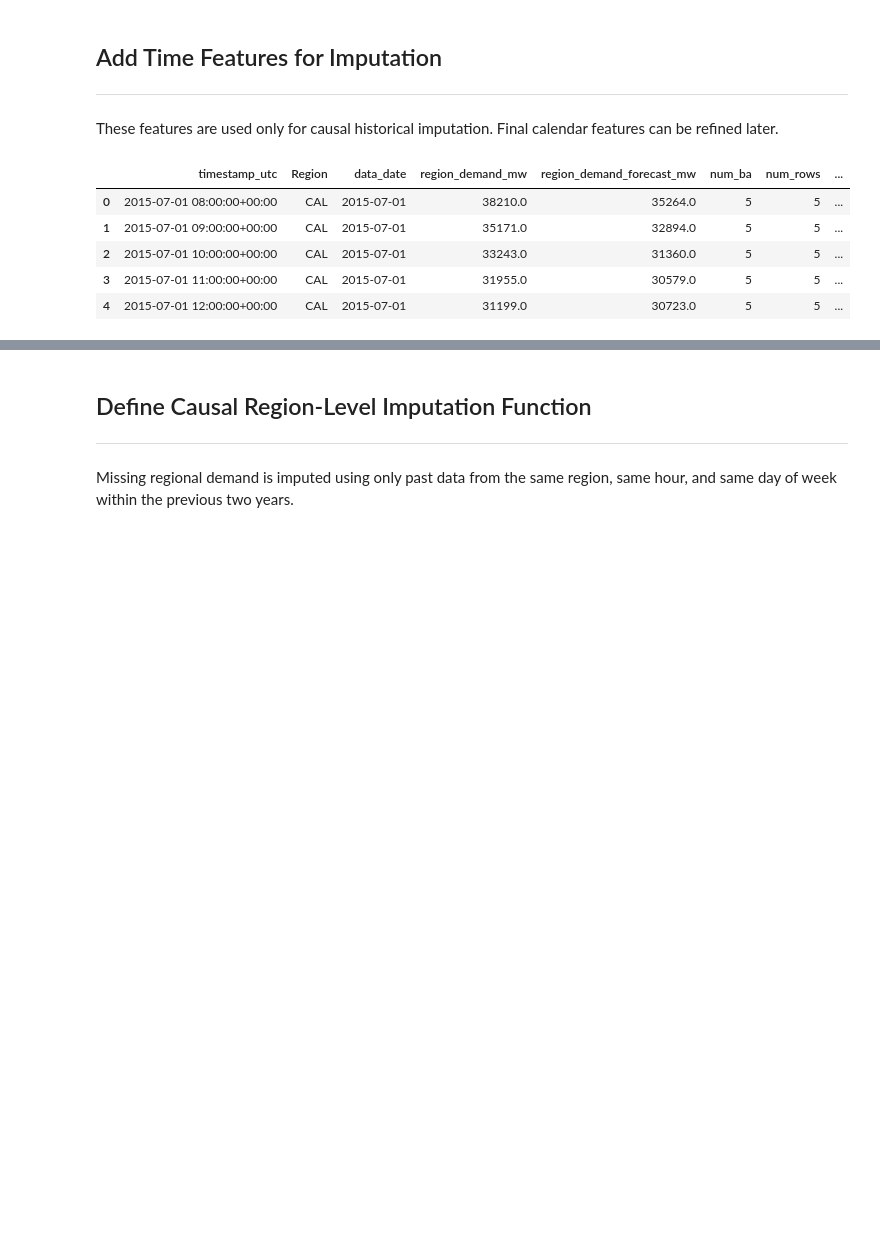
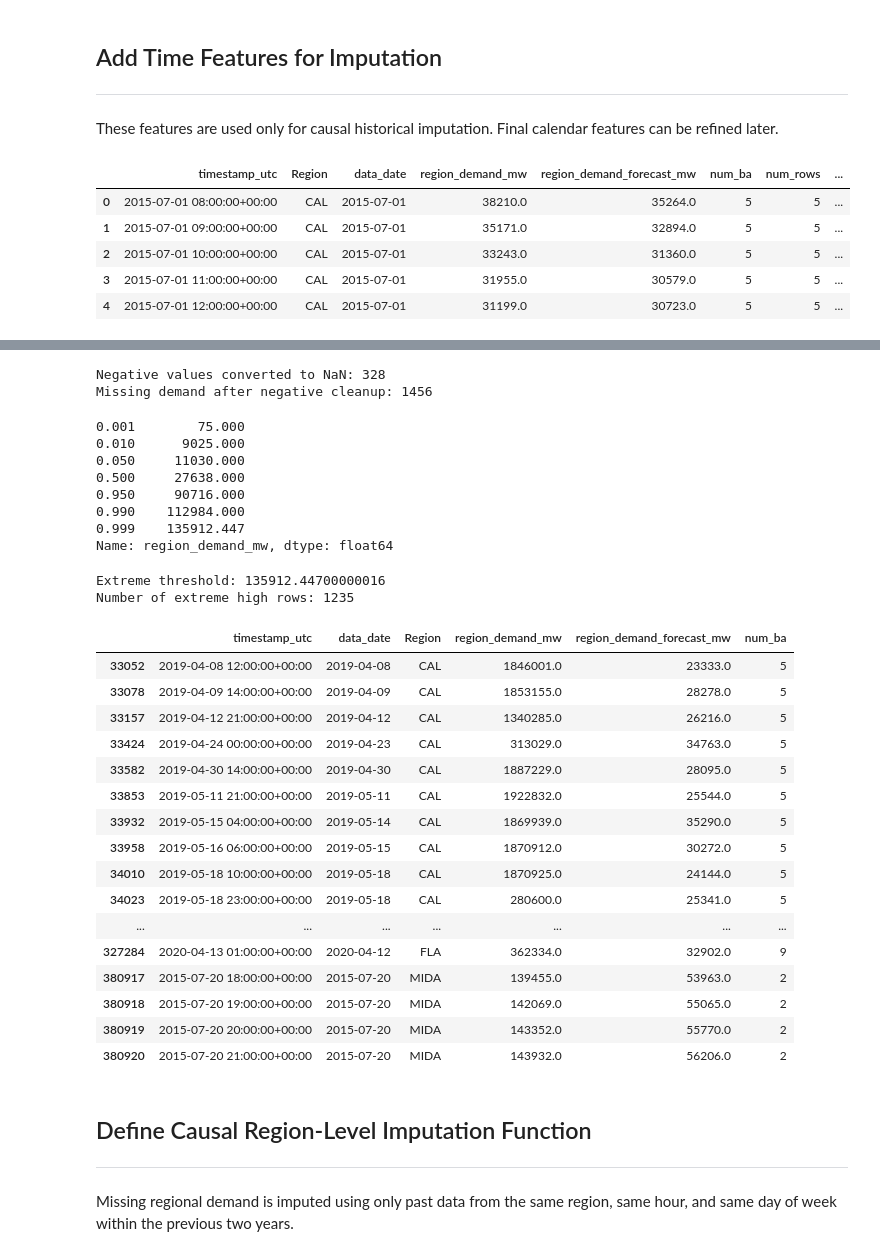
Before and after one commit to SuryaAbdillah/MLBD_DataAcquisiton, a Jupyter notebook: Electricity_EDA.ipynb, the cells around one changed output, grey strips where cells are left out. Cells and saved outputs as stored; diff of their text form; code cells hidden in the pictures; blank space fills up the shorter version.

```diff
--- a/Electricity_EDA.ipynb
+++ b/Electricity_EDA.ipynb
@@ -302,3 +396,73 @@ df_region_complete.head()
+# %%
+df_region_complete["is_negative_demand"] = (
+    df_region_complete[target_col].notna() &
+    (df_region_complete[target_col] < 0)
+)
+
+# Set negative values to missing.
+df_region_complete.loc[df_region_complete["is_negative_demand"], target_col] = np.nan
+
+print("Negative values converted to NaN:", df_region_complete["is_negative_demand"].sum())
+print("Missing demand after negative cleanup:", df_region_complete[target_col].isna().sum())
+# %% [output]
+Negative values converted to NaN: 328
+Missing demand after negative cleanup: 1456
+# %%
+positive_demand = df_region_complete[df_region_complete[target_col] > 0][target_col]
+
+q_summary = positive_demand.quantile([0.001, 0.01, 0.05, 0.5, 0.95, 0.99, 0.999])
+
+display(q_summary)
+
+extreme_threshold = positive_demand.quantile(0.999)
+
+extreme_rows = df_region_complete[
+    df_region_complete[target_col] > extreme_threshold
+].copy()
+
+print("Extreme threshold:", extreme_threshold)
+print("Number of extreme high rows:", len(extreme_rows))
+
+display(
+    extreme_rows[
+        [
+            "timestamp_utc",
+            "data_date",
+            "Region",
+            target_col,
+            "region_demand_forecast_mw",
+            "temperature_2m" if "temperature_2m" in extreme_rows.columns else "num_ba",
+        ]
+    ].head(30)
+)
+# %% [output]
+0.001        75.000
+0.010      9025.000
+0.050     11030.000
+0.500     27638.000
+0.950     90716.000
+0.990    112984.000
+0.999    135912.447
+Name: region_demand_mw, dtype: float64
+Extreme threshold: 135912.44700000016
+Number of extreme high rows: 1235
+|  | timestamp_utc | data_date | Region | region_demand_mw | region_demand_forecast_mw | num_ba |
+| 33052 | 2019-04-08 12:00:00+00:00 | 2019-04-08 | CAL | 1846001.0 | 23333.0 | 5 |
+| 33078 | 2019-04-09 14:00:00+00:00 | 2019-04-09 | CAL | 1853155.0 | 28278.0 | 5 |
+| 33157 | 2019-04-12 21:00:00+00:00 | 2019-04-12 | CAL | 1340285.0 | 26216.0 | 5 |
+| 33424 | 2019-04-24 00:00:00+00:00 | 2019-04-23 | CAL | 313029.0 | 34763.0 | 5 |
+| 33582 | 2019-04-30 14:00:00+00:00 | 2019-04-30 | CAL | 1887229.0 | 28095.0 | 5 |
+| 33853 | 2019-05-11 21:00:00+00:00 | 2019-05-11 | CAL | 1922832.0 | 25544.0 | 5 |
+| 33932 | 2019-05-15 04:00:00+00:00 | 2019-05-14 | CAL | 1869939.0 | 35290.0 | 5 |
+| 33958 | 2019-05-16 06:00:00+00:00 | 2019-05-15 | CAL | 1870912.0 | 30272.0 | 5 |
+| 34010 | 2019-05-18 10:00:00+00:00 | 2019-05-18 | CAL | 1870925.0 | 24144.0 | 5 |
+| 34023 | 2019-05-18 23:00:00+00:00 | 2019-05-18 | CAL | 280600.0 | 25341.0 | 5 |
+| ... | ... | ... | ... | ... | ... | ... |
+| 327284 | 2020-04-13 01:00:00+00:00 | 2020-04-12 | FLA | 362334.0 | 32902.0 | 9 |
+| 380917 | 2015-07-20 18:00:00+00:00 | 2015-07-20 | MIDA | 139455.0 | 53963.0 | 2 |
+| 380918 | 2015-07-20 19:00:00+00:00 | 2015-07-20 | MIDA | 142069.0 | 55065.0 | 2 |
+| 380919 | 2015-07-20 20:00:00+00:00 | 2015-07-20 | MIDA | 143352.0 | 55770.0 | 2 |
+| 380920 | 2015-07-20 21:00:00+00:00 | 2015-07-20 | MIDA | 143932.0 | 56206.0 | 2 |
 # %% [markdown]
 ## Define Causal Region-Level Imputation Function
 
```
Also changed, not shown: parts of 11 cells of this notebook, 2 other files.
